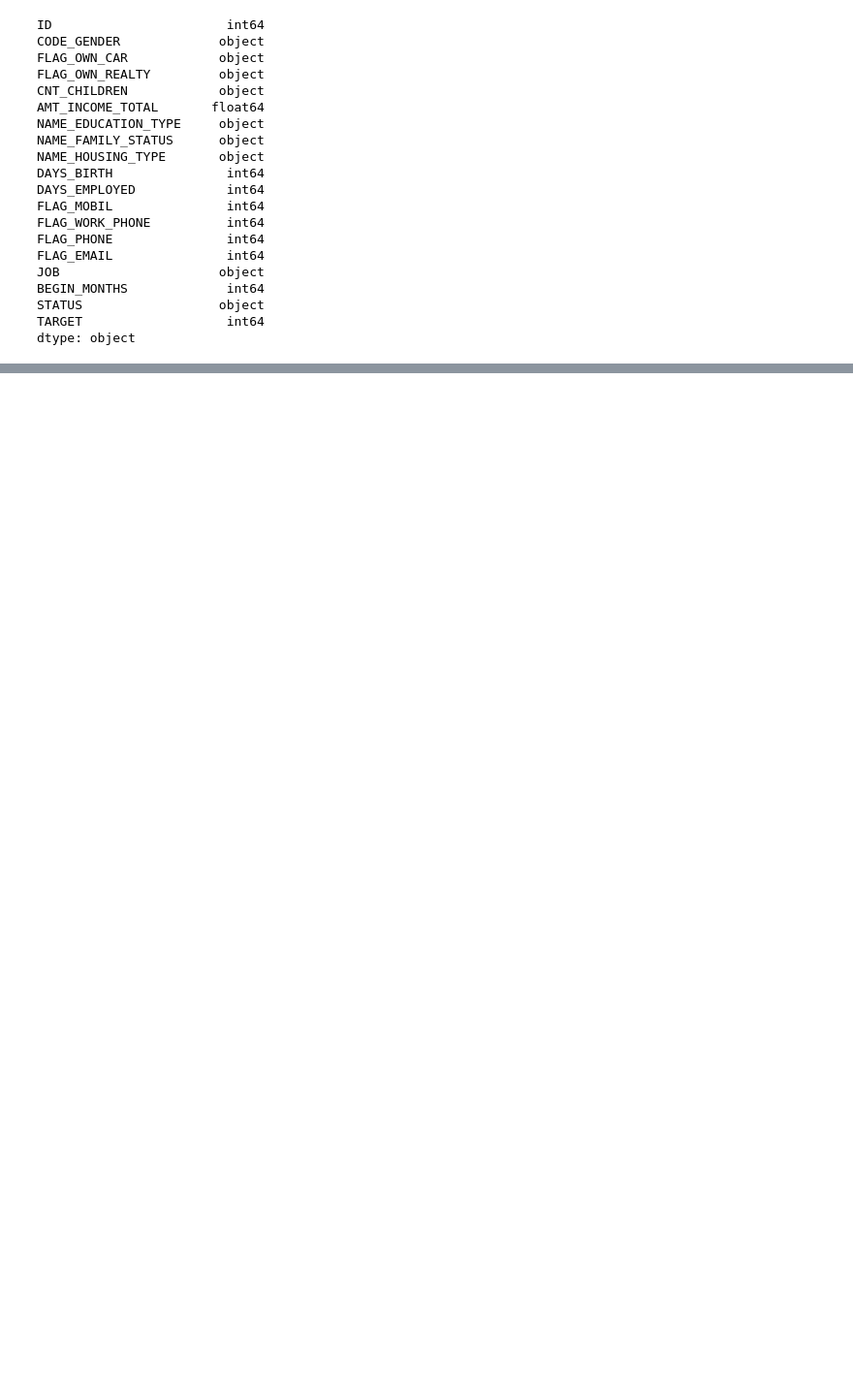
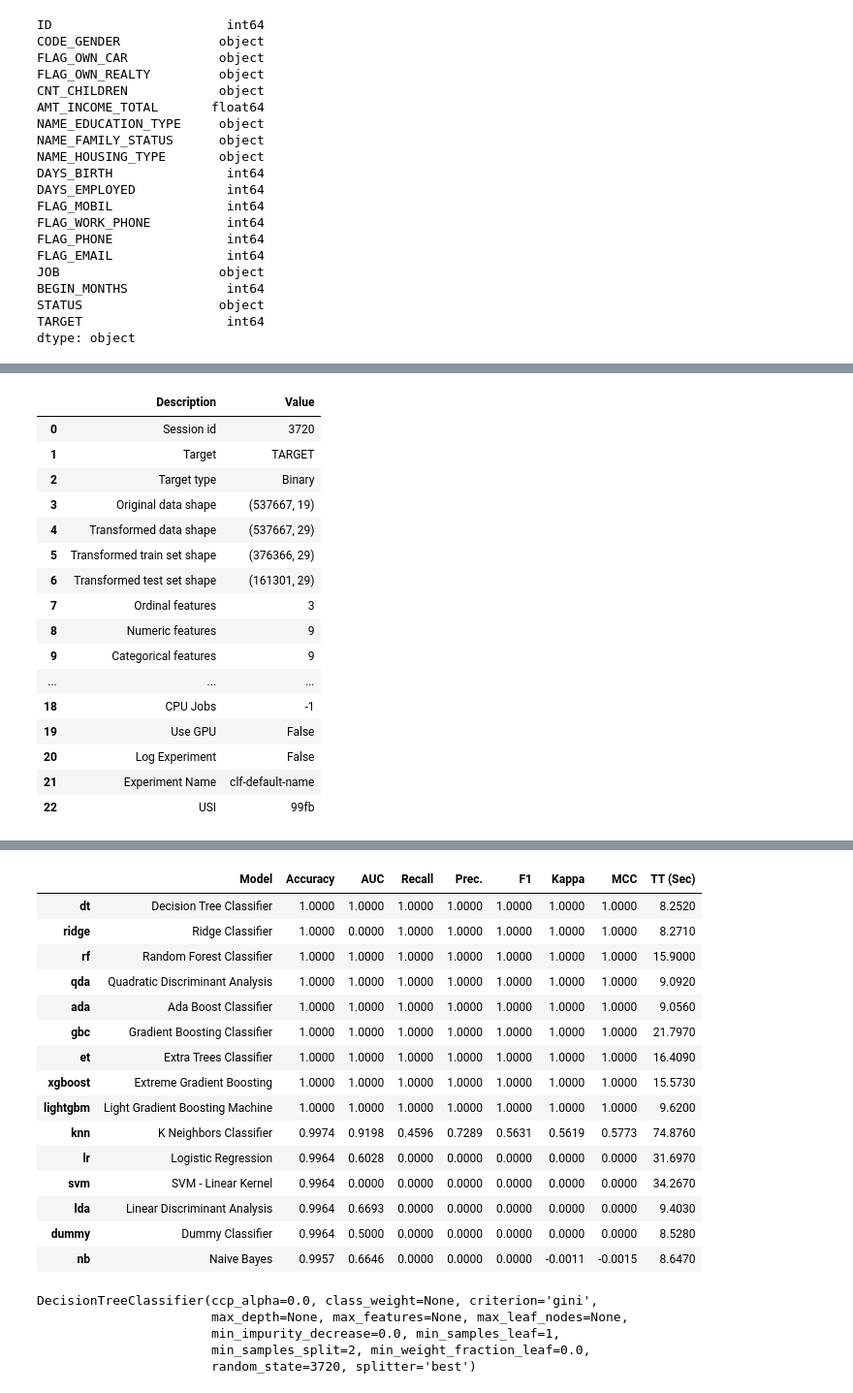
Before and after one commit to yassdenn/cca, a Jupyter notebook: MAIN.ipynb, the cells around one changed output, grey strips where cells are left out. Shown: that part at 97% size. Saved outputs shown, nothing was run; the diff lists cells and outputs as text; code cells hidden in the pictures; blank space fills up the shorter version.

```diff
--- a/MAIN.ipynb
+++ b/MAIN.ipynb
@@ -103,0 +81,23 @@ sns.countplot(x='CODE_GENDER',data=cca)
+# %%
+# --- Setting Up PyCaret ---
+stp = setup(data = cca, target = 'TARGET', train_size = 0.7)
+best_model = compare_models()
+best_model
+# %% [output]
+|  | Description | Value |
+| 0 | Session id | 3720 |
+| 1 | Target | TARGET |
+| 2 | Target type | Binary |
+| 3 | Original data shape | (537667, 19) |
+| 4 | Transformed data shape | (537667, 29) |
+| 5 | Transformed train set shape | (376366, 29) |
+| 6 | Transformed test set shape | (161301, 29) |
+| 7 | Ordinal features | 3 |
+| 8 | Numeric features | 9 |
+| 9 | Categorical features | 9 |
+| ... | ... | ... |
+| 18 | CPU Jobs | -1 |
+| 19 | Use GPU | False |
+| 20 | Log Experiment | False |
+| 21 | Experiment Name | clf-default-name |
+| 22 | USI | 99fb |
@@ -103,0 +105,21 @@ sns.countplot(x='CODE_GENDER',data=cca)
+|  | Model | Accuracy | AUC | Recall | Prec. | F1 | Kappa | MCC | TT (Sec) |
+| dt | Decision Tree Classifier | 1.0000 | 1.0000 | 1.0000 | 1.0000 | 1.0000 | 1.0000 | 1.0000 | 8.2520 |
+| ridge | Ridge Classifier | 1.0000 | 0.0000 | 1.0000 | 1.0000 | 1.0000 | 1.0000 | 1.0000 | 8.2710 |
+| rf | Random Forest Classifier | 1.0000 | 1.0000 | 1.0000 | 1.0000 | 1.0000 | 1.0000 | 1.0000 | 15.9000 |
+| qda | Quadratic Discriminant Analysis | 1.0000 | 1.0000 | 1.0000 | 1.0000 | 1.0000 | 1.0000 | 1.0000 | 9.0920 |
+| ada | Ada Boost Classifier | 1.0000 | 1.0000 | 1.0000 | 1.0000 | 1.0000 | 1.0000 | 1.0000 | 9.0560 |
+| gbc | Gradient Boosting Classifier | 1.0000 | 1.0000 | 1.0000 | 1.0000 | 1.0000 | 1.0000 | 1.0000 | 21.7970 |
+| et | Extra Trees Classifier | 1.0000 | 1.0000 | 1.0000 | 1.0000 | 1.0000 | 1.0000 | 1.0000 | 16.4090 |
+| xgboost | Extreme Gradient Boosting | 1.0000 | 1.0000 | 1.0000 | 1.0000 | 1.0000 | 1.0000 | 1.0000 | 15.5730 |
+| lightgbm | Light Gradient Boosting Machine | 1.0000 | 1.0000 | 1.0000 | 1.0000 | 1.0000 | 1.0000 | 1.0000 | 9.6200 |
+| knn | K Neighbors Classifier | 0.9974 | 0.9198 | 0.4596 | 0.7289 | 0.5631 | 0.5619 | 0.5773 | 74.8760 |
+| lr | Logistic Regression | 0.9964 | 0.6028 | 0.0000 | 0.0000 | 0.0000 | 0.0000 | 0.0000 | 31.6970 |
+| svm | SVM - Linear Kernel | 0.9964 | 0.0000 | 0.0000 | 0.0000 | 0.0000 | 0.0000 | 0.0000 | 34.2670 |
+| lda | Linear Discriminant Analysis | 0.9964 | 0.6693 | 0.0000 | 0.0000 | 0.0000 | 0.0000 | 0.0000 | 9.4030 |
+| dummy | Dummy Classifier | 0.9964 | 0.5000 | 0.0000 | 0.0000 | 0.0000 | 0.0000 | 0.0000 | 8.5280 |
+| nb | Naive Bayes | 0.9957 | 0.6646 | 0.0000 | 0.0000 | 0.0000 | -0.0011 | -0.0015 | 8.6470 |
+DecisionTreeClassifier(ccp_alpha=0.0, class_weight=None, criterion='gini',
+                       max_depth=None, max_features=None, max_leaf_nodes=None,
+                       min_impurity_decrease=0.0, min_samples_leaf=1,
+                       min_samples_split=2, min_weight_fraction_leaf=0.0,
+                       random_state=3720, splitter='best')
```
Also changed, not shown: parts of 7 cells of this notebook.
